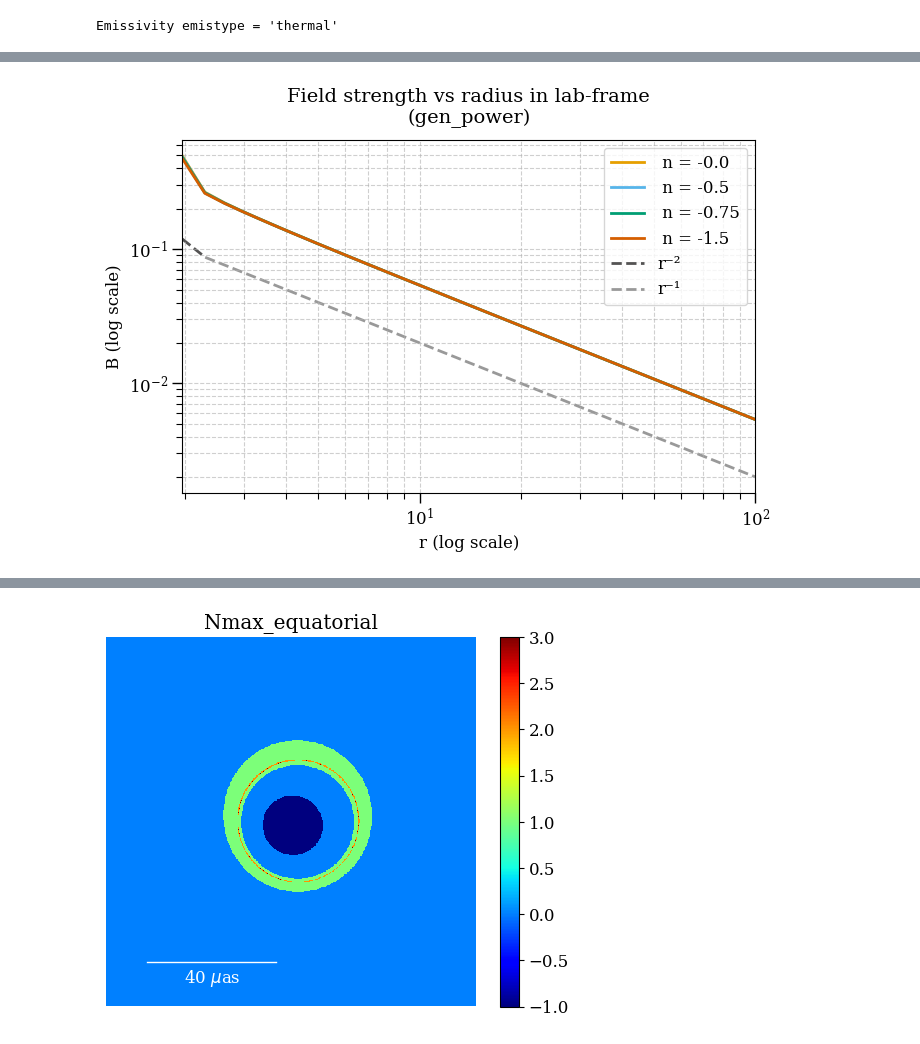
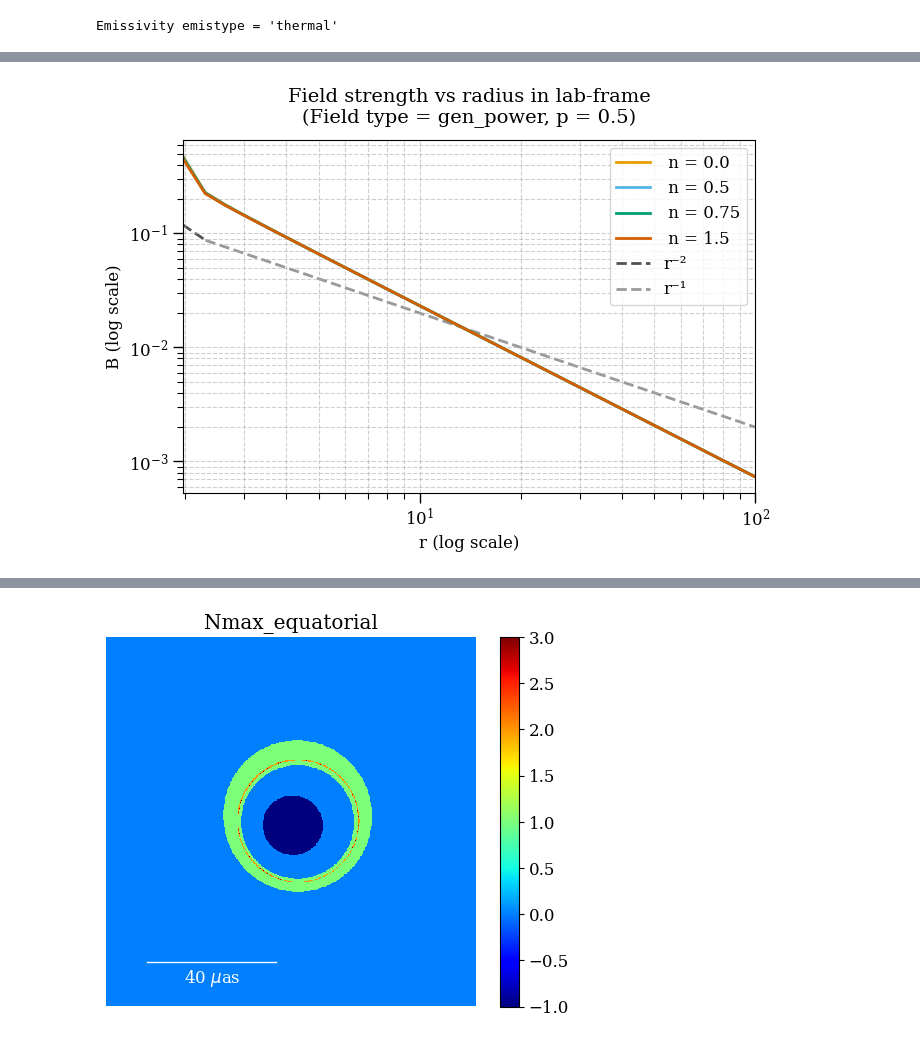
Before and after one commit to achael/kgeo, a Jupyter notebook: notebooks/equatorial_generate_images.ipynb, the cells around one changed output, grey strips where cells are left out. Drawn from its saved outputs; the diff is of its cells as text; code cells hidden in the pictures.

```diff
--- a/notebooks/equatorial_generate_images.ipynb
+++ b/notebooks/equatorial_generate_images.ipynb
@@ -1,3 +1,10 @@
+# %%
+import csv
+csv_filename = "./flux_normalization.csv"
+
+with open(csv_filename, mode="w", newline="") as f:
+    writer = csv.writer(f)
+    writer.writerow(["p_val", "n_I", "flux", "ne"])
 # %%
 # Generate m87-esque image from equatorial emision model
 import numpy as np
@@ -8,7 +15,6 @@ from kgeo.bfields import Bfield
 from kgeo.velocities import Velocity
 #from kgeo.emissivities import Emissivity
 import importlib, kgeo.emissivities as em
-importlib.reload(em)
 from kgeo.emissivities import Emissivity
 import os
 
@@ -16,6 +22,10 @@ import os
 label='test'
 save_image = True
 display_image = True
+base_dir = "/Users/kaylacarmical/Documents/JP1/Code/kgeo"
+save_dir = os.path.join(base_dir, "Images")
+
+os.makedirs(save_dir, exist_ok=True)
 
 # source and image parameters
 source = 'M87'
@@ -32,13 +42,13 @@ f1 = 1            # scaling factor for n=1 flux
 f2 = 1            # scaling factor for n>=2 flux
 nmax = 2          # maximum subring number
 rotation = 0 #-90*eh.DEGREE  # rotation angle, for m87 prograde=90,retrograde=-90 (used in display only)
-polarization = True      # make polarized image or not
+polarization = True     # make polarized image or not
 pathlength = True        # include disk pathlength factor or not
 specind = 1              # spectral index
 nu_obs = 230.e9          # frequency
 bfield_model = True      # input bfield model into emissivities model
 p_val = 1.0
-n_I = -1.5
+n_I = 1.5
 
 # bh and observer parameters
 th_o = 163*np.pi/180.  # inclination angle, does not work for th0=0 exactly!
@@ -68,7 +78,7 @@ velocity = Velocity('subkep', retrograde=False, fac_subkep=0.7)
 #emissivity = Emissivity("ring", r_ring=6, sigma=0.3, emiscut_in=5.5, emiscut_out=6.5)
 #emissivity = Emissivity("glm", sigma=0.5, gamma_off=-1)
 #emissivity = Emissivity("bpl", p1=-2.0, p2=-0.5)
-emissivity = Emissivity('thermal', R0=5.0, ne0=1e5, Te0=5e10, B0=10, alpha_n=1.0, alpha_T=1.0, alpha_B=1.0, bfield_model = True, p_val = p_val, n_I = n_I)
+emissivity = Emissivity('thermal', R0=5.0, ne0=1e4, Te0=1.e11, B0=10, alpha_n=1.5, alpha_T=0.7, alpha_B=1.0, bfield_model = True)
 # %% [output]
 Emissivity emistype = 'thermal'
 # %%
@@ -254,8 +270,8 @@ plt.show()
 # %%
-n_vala = -0.0
-n_valb = -0.5
-n_valc = -0.75
-n_vald = -1.5
+n_vala = 0.0
+n_valb = 0.5
+n_valc = 0.75
+n_vald = 1.5
 
 bfield_plta = Bfield('gen_power', n_I=n_vala, p_val=p_val, isAbove = True)
 bfield_pltb = Bfield('gen_power', n_I=n_valb, p_val=p_val, isAbove = True)
@@ -280,35 +296,37 @@ ax.loglog(r_plt, Ba, linewidth=2, color="#E69F00", label=f" n = {n_vala}")
 ax.loglog(r_plt, Bb, linewidth=2, color="#56B4E9", label=f" n = {n_valb}")
 ax.loglog(r_plt, Bc, linewidth=2, color="#009E73", label=f" n = {n_valc}")
 ax.loglog(r_plt, Bd, linewidth=2, color="#D55E00", label=f" n = {n_vald}")
 
 r_join = 2.3
 xmin = float(np.min(r_plt))
 xmax = float(np.max(r_plt))
 ax.set_xlim(xmin, xmax)
 y0 = 0.2*(1.0/r_join)
 C1 = y0 * r_join
 C2 = y0 * r_join**2
 lo_stop = min(r_join, xmax)
 if lo_stop > xmin:
     r_lo = np.logspace(np.log10(xmin), np.log10(lo_stop), 256)
     ax.loglog(r_lo, C2*r_lo**-2, ls="--", lw=2, color="#545353", label="r⁻²", zorder=1)
 hi_start = max(r_join, xmin)
 if hi_start < xmax:
     r_hi = np.logspace(np.log10(hi_start), np.log10(xmax), 256)
     ax.loglog(r_hi, C1*r_hi**-1, ls="--", lw=2, color="#999999", label="r⁻¹", zorder=1)
 
 
-ax.set_title(f"Field strength vs radius in lab-frame\n({getattr(bfield_plta, "fieldtype", "")})", fontsize=14, pad=12)
+ax.set_title(f"Field strength vs radius in lab-frame\n(Field type = {getattr(bfield_plta, "fieldtype", "")}, p = {p_val})", fontsize=14, pad=12)
 ax.set_xlabel("r (log scale)", fontsize=12)
 ax.set_ylabel("B (log scale)", fontsize=12)
 ax.grid(True, which="both", linestyle="--", alpha=0.6)
 ax.tick_params(axis="both", which="major", length=7, width=1)
 ax.tick_params(axis="both", which="minor", length=4, width=0.8)
 ax.legend()
 fig.tight_layout()
+if save_image:
+    plt.savefig(os.path.join(save_dir, f"bvsr_labn.png"))
 plt.show()
 # %% [output]
-[figure, old version]
+[figure, new version]
 # %%
 bfield_plt = Bfield('gen_power', n_I=n_I, p_val=p_val, isAbove = True)
 vel = Velocity('kep',retrograde=False)
```
Also changed, not shown: parts of 13 cells of this notebook.
